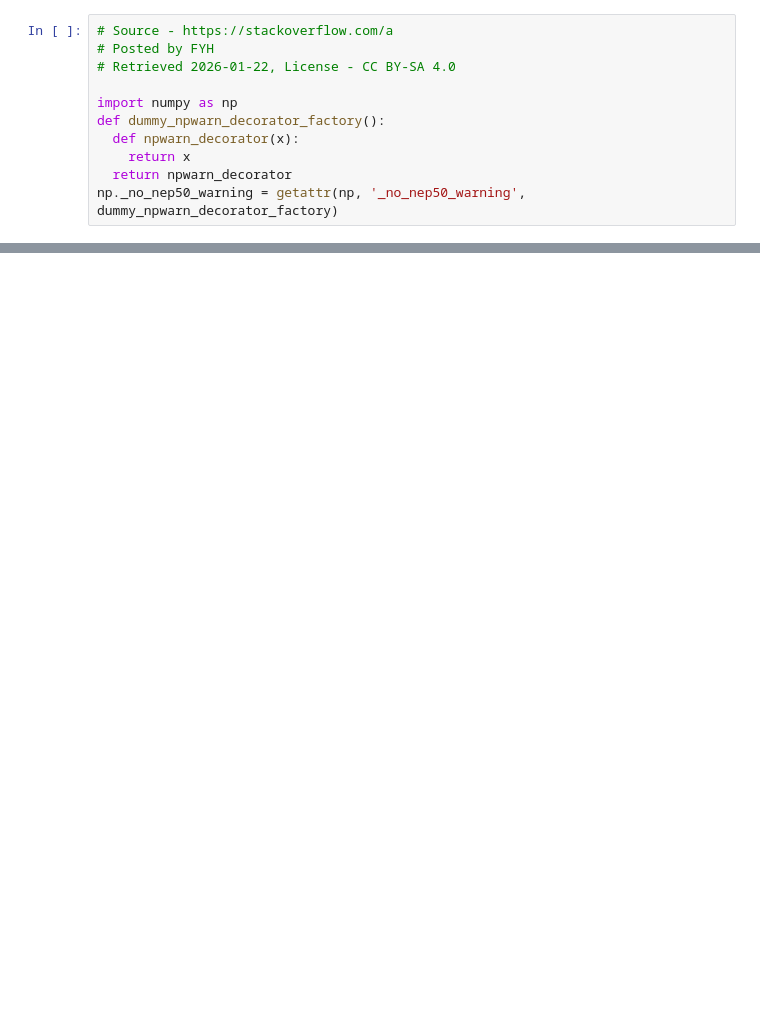
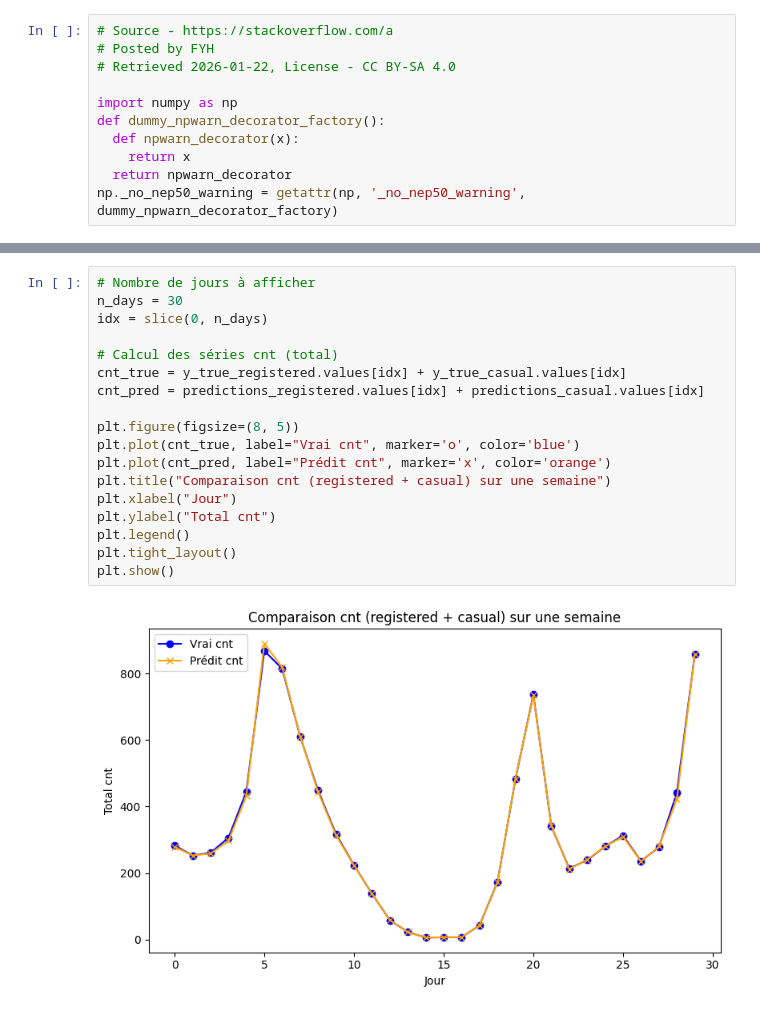
Before and after one commit to CharlesElie-AzaisdeVergeron/Projet-de-S-rie-Temporelle, a Jupyter notebook: transformers.ipynb, the cells around one changed output, grey strips where cells are left out. Saved outputs shown, nothing was run; the diff lists cells and outputs as text; blank space fills up the shorter version.

```diff
--- a/transformers.ipynb
+++ b/transformers.ipynb
@@ -64,0 +173,20 @@ PermissionError: [WinError 32] Le processus ne peut pas accéder au fichier car
+# %%
+# Nombre de jours à afficher
+n_days = 30
+idx = slice(0, n_days)
+
+# Calcul des séries cnt (total)
+cnt_true = y_true_registered.values[idx] + y_true_casual.values[idx]
+cnt_pred = predictions_registered.values[idx] + predictions_casual.values[idx]
+
+plt.figure(figsize=(8, 5))
+plt.plot(cnt_true, label="Vrai cnt", marker='o', color='blue')
+plt.plot(cnt_pred, label="Prédit cnt", marker='x', color='orange')
+plt.title("Comparaison cnt (registered + casual) sur une semaine")
+plt.xlabel("Jour")
+plt.ylabel("Total cnt")
+plt.legend()
+plt.tight_layout()
+plt.show()
+# %% [output]
+[figure, added]
```
Also changed, not shown: parts of 6 cells of this notebook, 4 other files.
